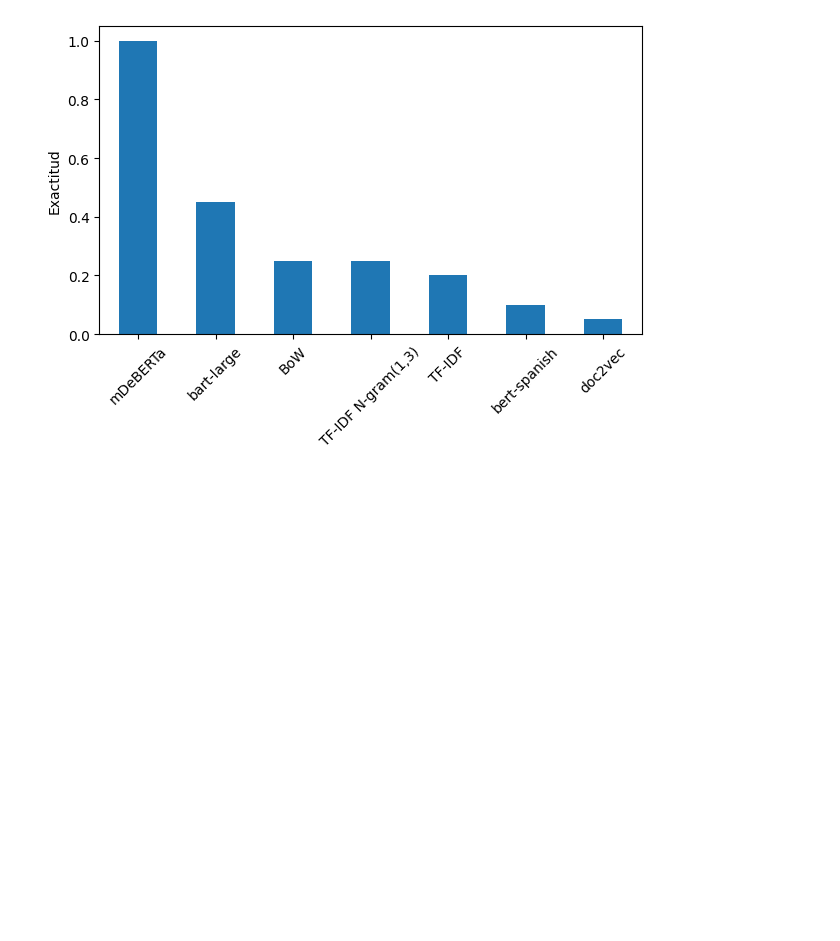
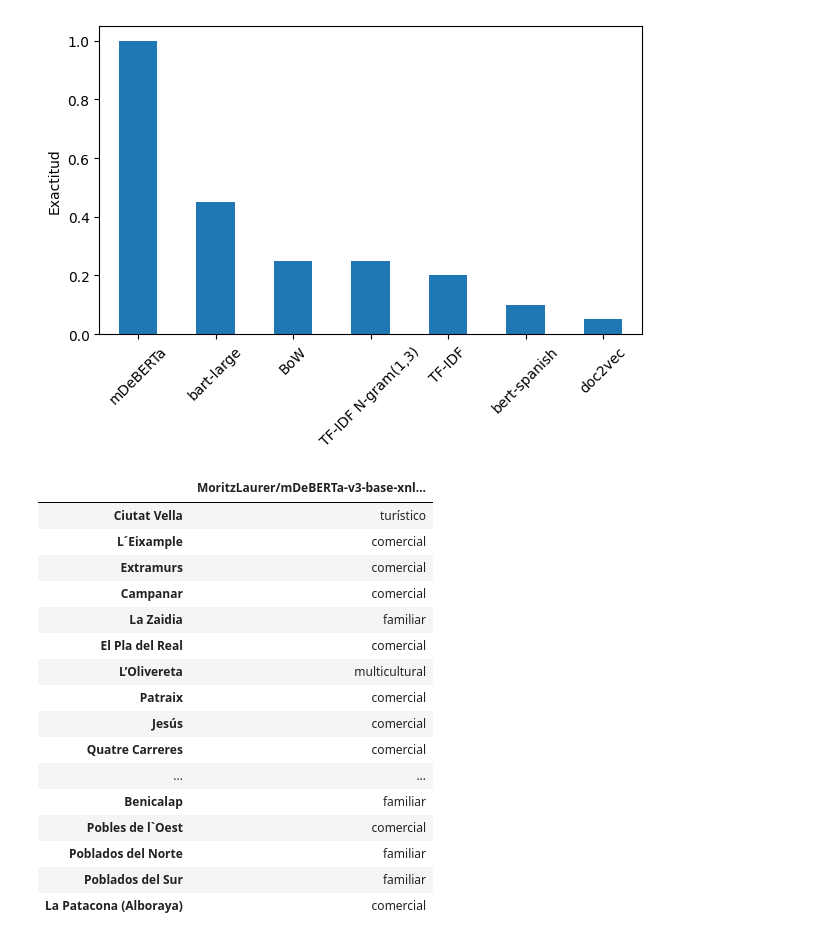
Before and after one commit to esedesam/mcd-nlp-proyecto, a Jupyter notebook: clasificarBarrios.ipynb, the cells around one changed output. Drawn from its saved outputs; the diff is of its cells as text; code cells hidden in the pictures; blank space fills up the shorter version.

```diff
--- a/clasificarBarrios.ipynb
+++ b/clasificarBarrios.ipynb
@@ -650,5 +665,25 @@ dfToExport.rename(
         },
     inplace = True)
 dfToExport.drop(columns = 'La Patacona (Alboraya)', inplace = True)
-dfToExport = dfToExport.loc[bestModelIdx, :].to_frame()
-dfToExport.to_csv('data/distritosClasificacionDef.csv', sep = ';')
+dfToExport = dfToExport.loc[bestModelIdx, :].to_frame().T
+dfToExport.to_csv('data/distritosClasificacionDef.csv', sep = ';', index = False)
+# %%
+dfToExport.loc[bestModelIdx, :].to_frame()
+# %% [output]
+|  | MoritzLaurer/mDeBERTa-v3-base-xnl... |
+| Ciutat Vella | turístico |
+| L´Eixample | comercial |
+| Extramurs | comercial |
+| Campanar | comercial |
+| La Zaidia | familiar |
+| El Pla del Real | comercial |
+| L’Olivereta | multicultural |
+| Patraix | comercial |
+| Jesús | comercial |
+| Quatre Carreres | comercial |
+| ... | ... |
+| Benicalap | familiar |
+| Pobles de l`Oest | comercial |
+| Poblados del Norte | familiar |
+| Poblados del Sur | familiar |
+| La Patacona (Alboraya) | comercial |
```
Also changed, not shown: parts of 1 cell of this notebook, 11 other files.
